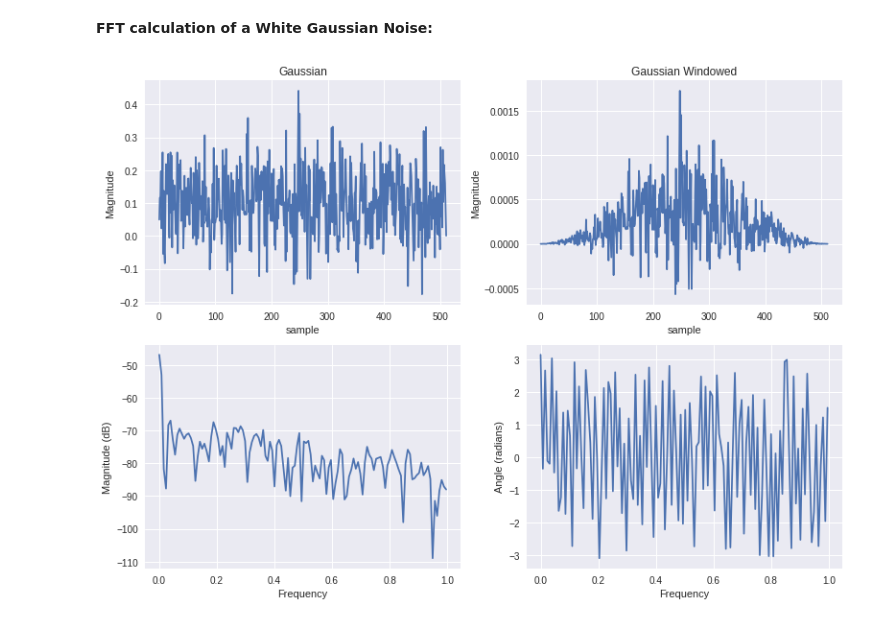
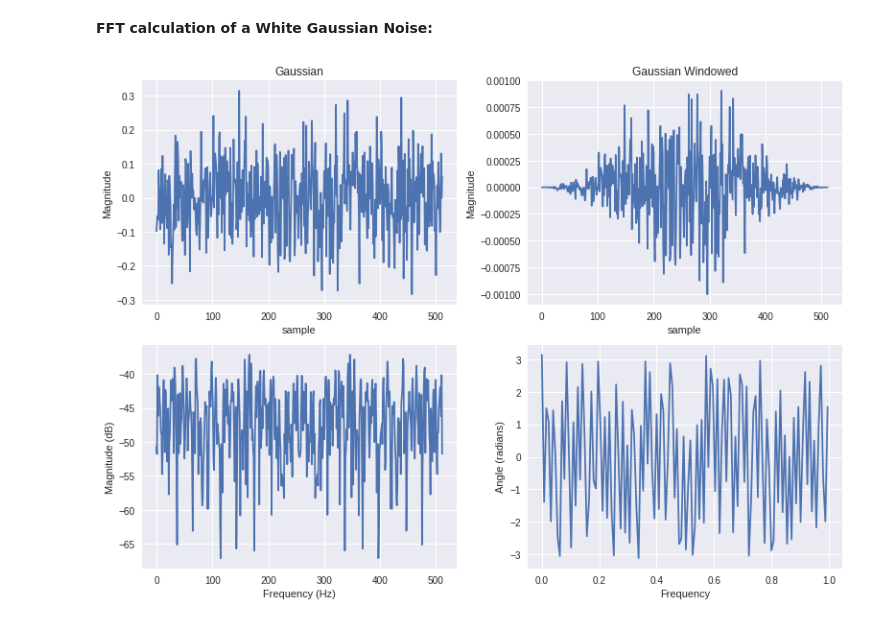
Before and after one commit to lsmanoel/BasicOfPython, a Jupyter notebook: BasicOfTensorflow/Tensorflow_Spectral_.ipynb, the cells around one changed output. Saved outputs shown, nothing was run; the diff lists cells and outputs as text; code cells hidden in the pictures.

```diff
--- a/BasicOfTensorflow/Tensorflow_Spectral_.ipynb
+++ b/BasicOfTensorflow/Tensorflow_Spectral_.ipynb
@@ -108,7 +111,7 @@ import matplotlib.pyplot as plt
 %matplotlib inline
 
 # size of x axis, mean and standard deviation
-N, micro, sigma = 512, 0.1, 0.1
+N, micro, sigma = 512, 0, 0.1
 gaussian = tf.cast(np.random.normal(micro, sigma, N), tf.float32)
 zeroPadArray = tf.cast(np.zeros(N), tf.float32)
 w = tf.cast(windows.hann(N), tf.float32)
@@ -128,32 +131,34 @@ fft_abs_result = sess.run(abs_fft)
 fft_arg_result = sess.run(arg_fft)
 windowed_input_result = sess.run(windowed_input)
 gaussian_result = sess.run(gaussian)
 
 fig = plt.figure(figsize=(11,8))
 #===============================================================================
 ax1 = fig.add_subplot(2, 2, 1)
 ax1.plot(gaussian_result)
 ax1.set_title('Gaussian')
 ax1.set_xlabel('sample')
 ax1.set_ylabel('Magnitude')
 ax1.grid(True)
 #===============================================================================
 ax2 = fig.add_subplot(2, 2, 2)
 ax2.plot(windowed_input_result)
 ax2.set_title('Gaussian Windowed')
 ax2.set_xlabel('sample')
 ax2.set_ylabel('Magnitude')
 ax2.grid(True)
 #===============================================================================
 ax3 = fig.add_subplot(2, 2, 3)
-ax3.magnitude_spectrum(fft_abs_result[int(len(fft_abs_result)/2):-1], scale='dB')
+ax3.plot(20*np.log10(fft_abs_result))
+ax3.set_xlabel('Frequency (Hz)')
+ax3.set_ylabel('Magnitude (dB)')
 ax3.grid(True)
 #===============================================================================
 ax4 = fig.add_subplot(2, 2, 4)
 ax4.angle_spectrum(fft_arg_result[int(len(fft_arg_result)/2):-1])
 ax4.grid(True)
 #===============================================================================
 fig.tight_layout()
 plt.show()
 # %% [output]
-[figure, old version]
+[figure, new version]
```
Also changed, not shown: parts of 6 cells of this notebook.
